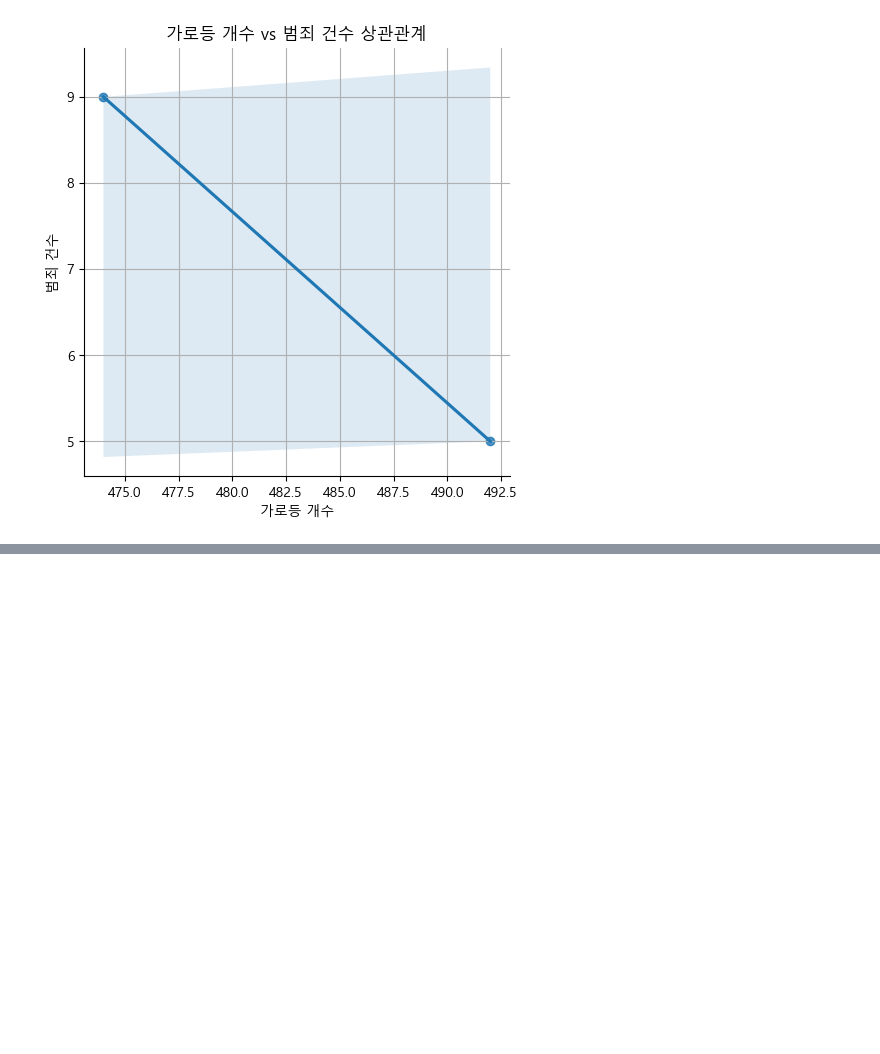
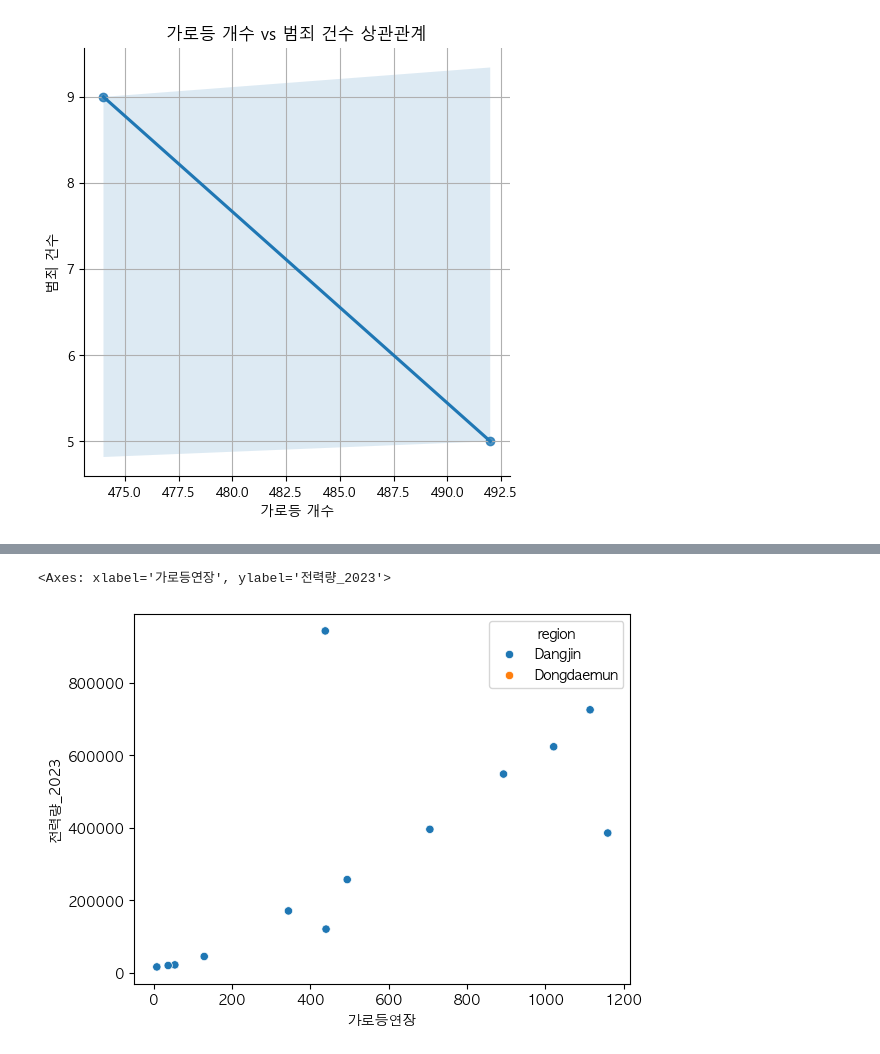
Before and after one commit to shimheyjin/hs-2025-1-teamH, a Jupyter notebook: crime.ipynb, the cells around one changed output, grey strips where cells are left out. Drawn from its saved outputs; the diff is of its cells as text; code cells hidden in the pictures; blank space fills up the shorter version.

```diff
--- a/crime.ipynb
+++ b/crime.ipynb
@@ -450,0 +656,5 @@ plt.show()
+# %%
+sns.scatterplot(data=df_merged, x='가로등연장', y='전력량_2023', hue='region')
+# %% [output]
+<Axes: xlabel='가로등연장', ylabel='전력량_2023'>
+[figure, added]
```
Also changed, not shown: parts of 10 cells of this notebook.
